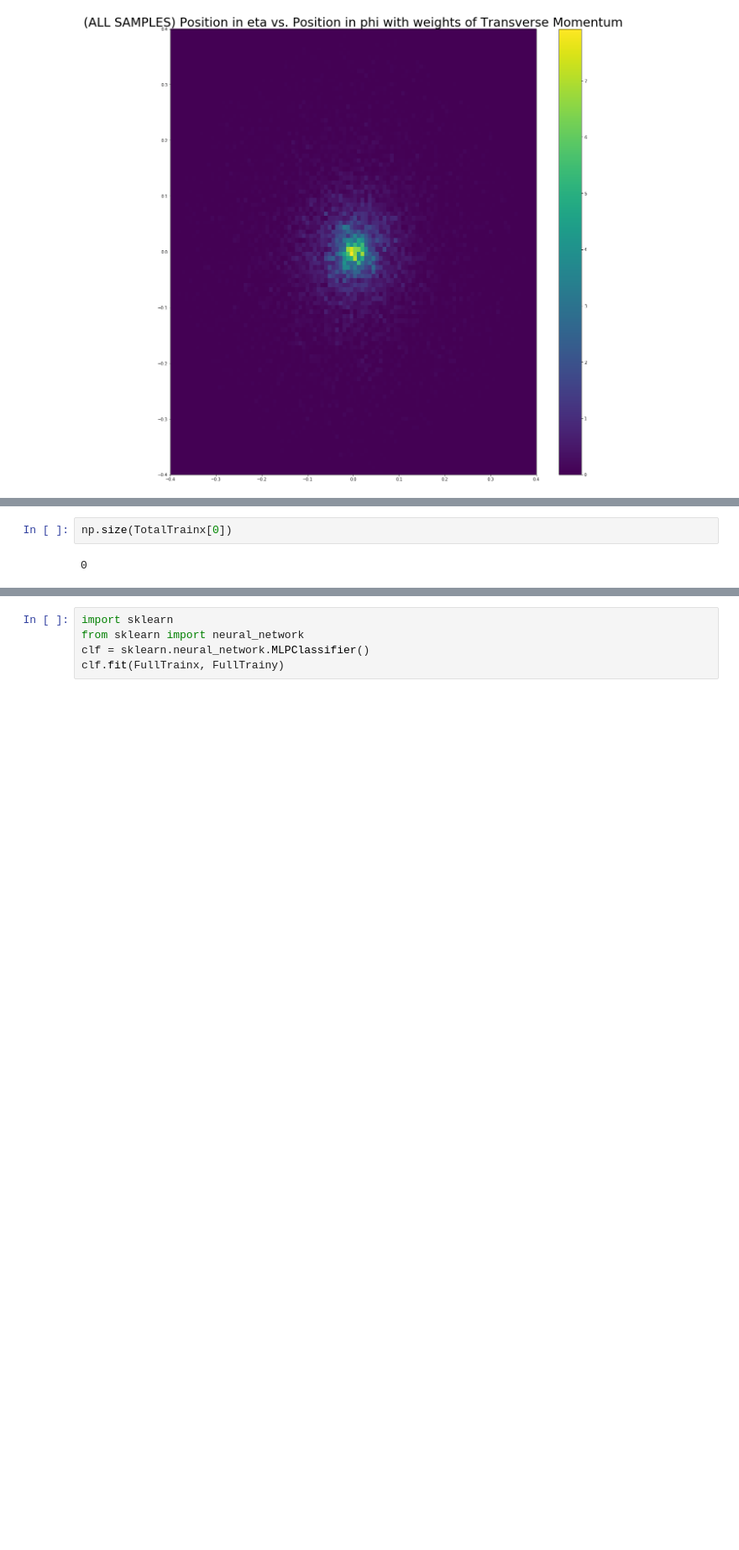
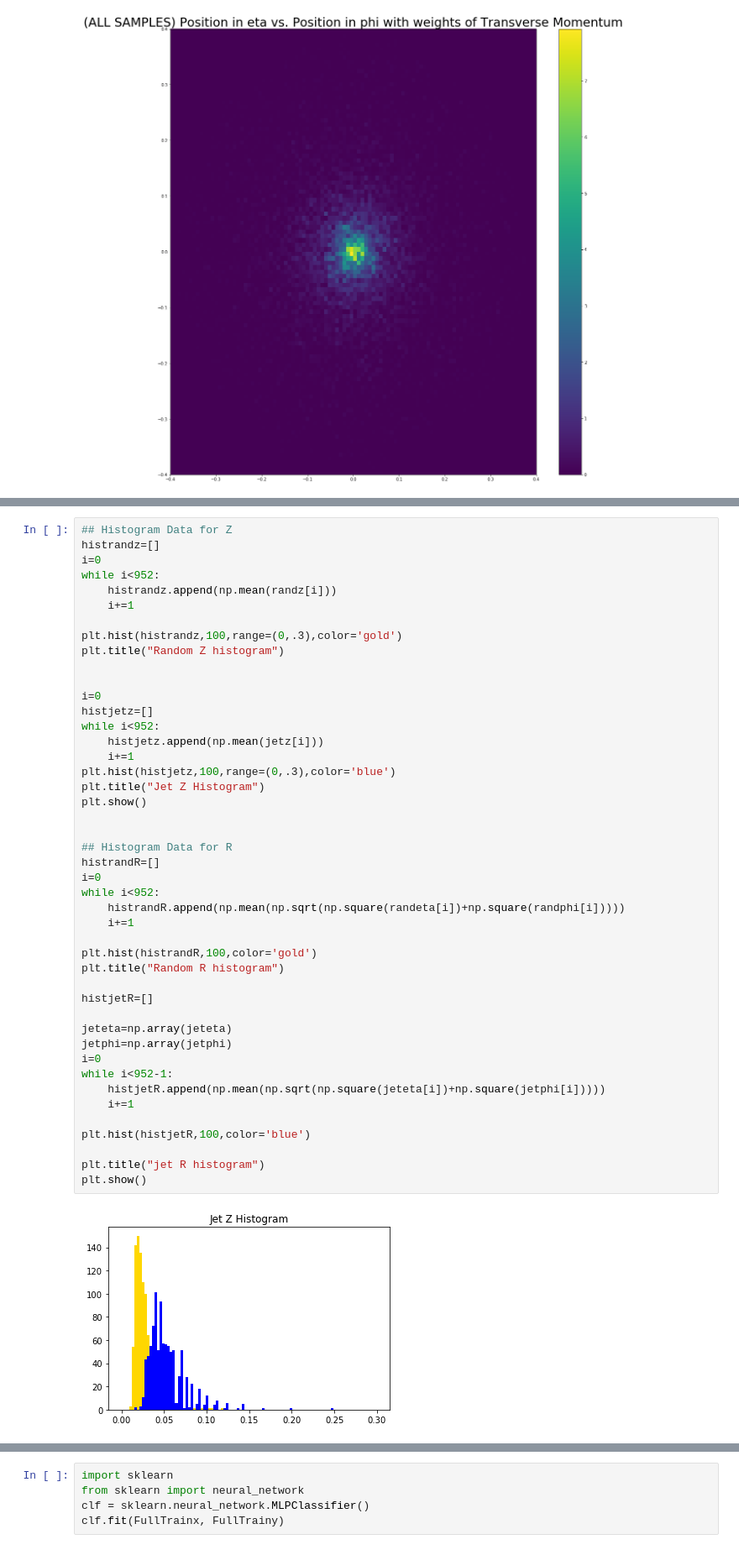
Before and after one commit to ryanjdana/ML_JETS, a Jupyter notebook: Introductory_stuff.ipynb, the cells around one changed output, grey strips where cells are left out. Shown at 84% size. Saved outputs shown, nothing was run; the diff lists cells and outputs as text; blank space fills up the shorter version.

```diff
--- a/Introductory_stuff.ipynb
+++ b/Introductory_stuff.ipynb
@@ -344,4 +249,47 @@ TotalTrainy=np.array(TotalTrainy)
-# %%
-np.size(TotalTrainx[0])
-# %% [output]
-0
+# %%
+## Histogram Data for Z
+histrandz=[]
+i=0
+while i<952:
+    histrandz.append(np.mean(randz[i]))
+    i+=1
+
+plt.hist(histrandz,100,range=(0,.3),color='gold')
+plt.title("Random Z histogram")
+
+
+i=0
+histjetz=[]
+while i<952:
+    histjetz.append(np.mean(jetz[i]))
+    i+=1
+plt.hist(histjetz,100,range=(0,.3),color='blue')
+plt.title("Jet Z Histogram")
+plt.show()
+
+
+## Histogram Data for R
+histrandR=[]
+i=0
+while i<952:
+    histrandR.append(np.mean(np.sqrt(np.square(randeta[i])+np.square(randphi[i]))))
+    i+=1
+
+plt.hist(histrandR,100,color='gold')
+plt.title("Random R histogram")
+
+histjetR=[]
+
+jeteta=np.array(jeteta)
+jetphi=np.array(jetphi)
+i=0
+while i<952-1:
+    histjetR.append(np.mean(np.sqrt(np.square(jeteta[i])+np.square(jetphi[i]))))
+    i+=1
+
+plt.hist(histjetR,100,color='blue')
+
+plt.title("jet R histogram")
+plt.show()
+# %% [output]
+[figure, added]
```
Also changed, not shown: parts of 29 cells of this notebook.
